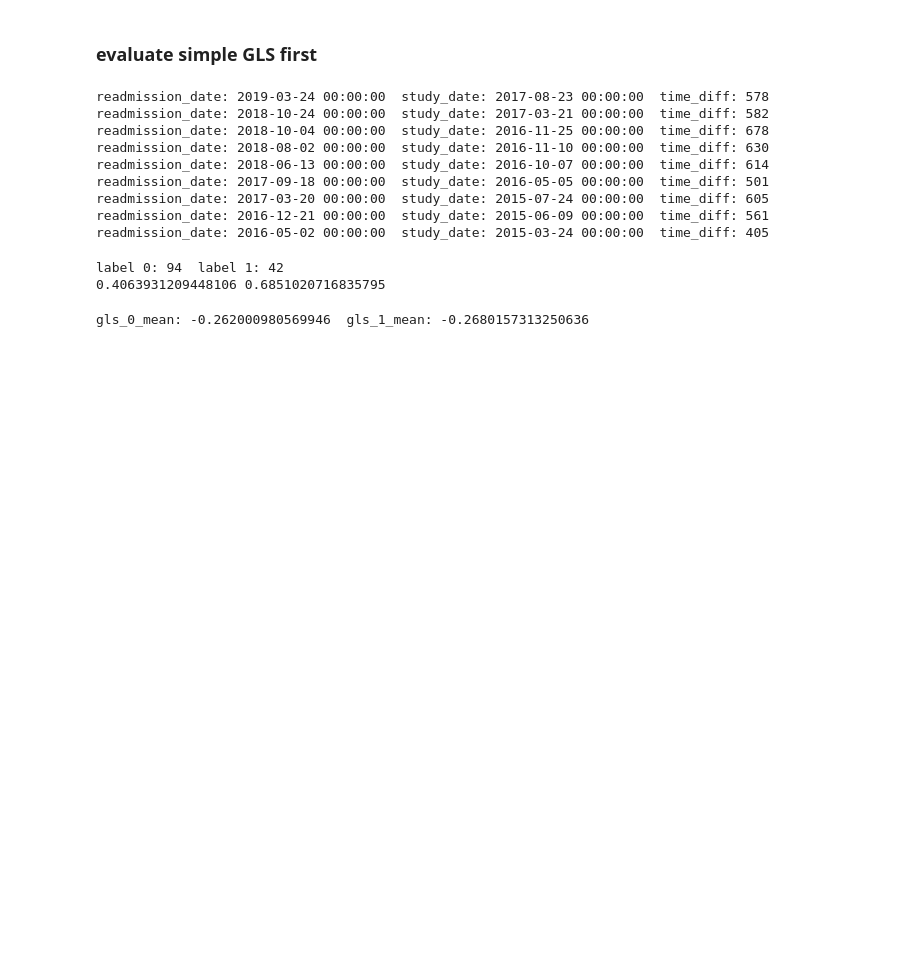
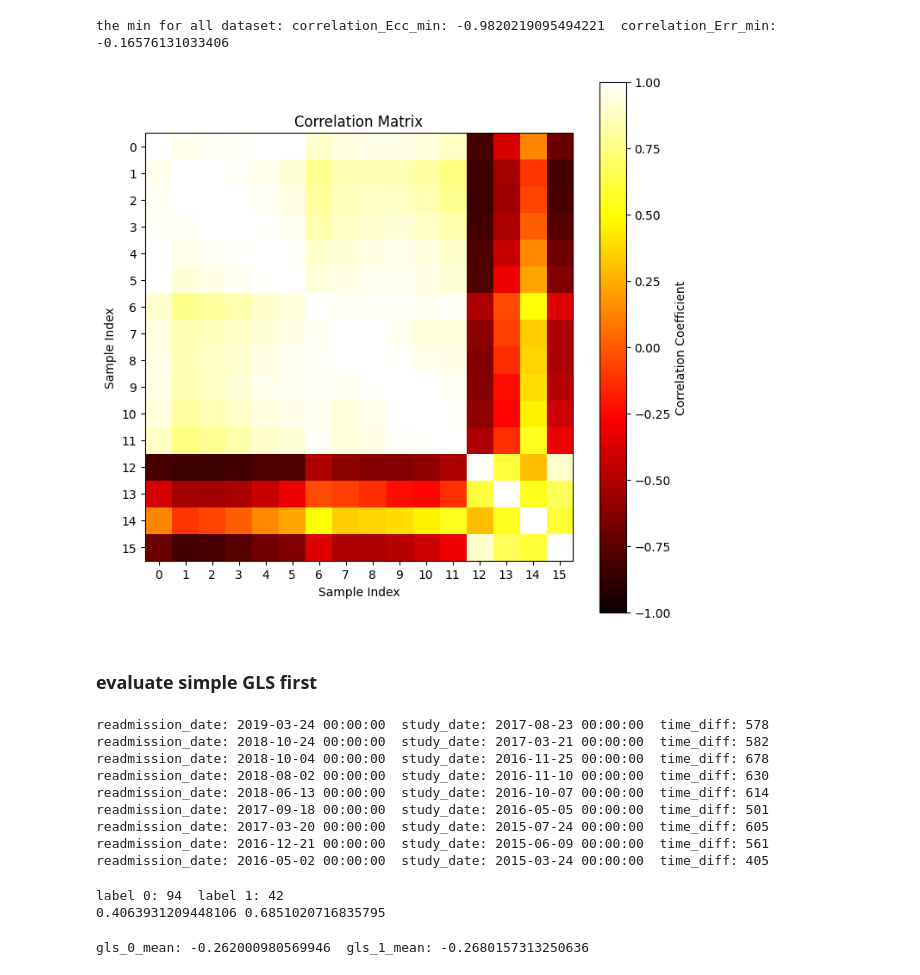
Before and after one commit to zhennongchen/DeepStrain, a Jupyter notebook: main_ML_analysis.ipynb, the cells around one changed output. Drawn from its saved outputs; the diff is of its cells as text; code cells hidden in the pictures; blank space fills up the shorter version.

```diff
--- a/main_ML_analysis.ipynb
+++ b/main_ML_analysis.ipynb
@@ -66,3 +265,53 @@ def stratified_even_split(num_patients, label0_indices, label1_indices, num_grou
+# %%
+### visualize correlation
+# first we need to know the range of correlation matrix
+
+label_sheet = pd.read_excel('/mnt/camca_NAS/HFpEF/data/HFpEF_data/Patient_list/re-admission-info/HFpEF_readmission_list_finalized.xlsx')
+correlation_Ecc_min_list = []
+correlation_Err_min_list = []
+for i in range(0,label_sheet.shape[0]):
+    patient_id = ff.XX_to_ID_00XX(label_sheet.iloc[i, 0])
+
+    Ecc_aha_sample = np.load(os.path.join(main_path, 'strain', patient_id, 'Ecc_aha_sample.npy'))
+    Err_aha_sample = np.load(os.path.join(main_path, 'strain', patient_id, 'Err_aha_sample.npy'))
+    correlation_matrix_Ecc = np.corrcoef(Err_aha_sample)
+    correlation_matrix_Err = np.corrcoef(Ecc_aha_sample)
+    correlation_Ecc_min = np.min(correlation_matrix_Ecc); correlation_Ecc_min_list.append(correlation_Ecc_min)
+    correlation_Err_min = np.min(correlation_matrix_Err); correlation_Err_min_list.append(correlation_Err_min)
+
+    # print('patient_id:', patient_id, ' correlation_Ecc_min:', correlation_Ecc_min, ' correlation_Err_min:', correlation_Err_min)
+print('the min for all dataset: correlation_Ecc_min:', np.min(correlation_Ecc_min_list), ' correlation_Err_min:', np.min(correlation_Err_min_list))
+
+# then plot
+for i in range(6,7):#label_sheet.shape[0]):
+    patient_id = ff.XX_to_ID_00XX(label_sheet.iloc[i, 0])
+
+    Ecc_aha_sample = np.load(os.path.join(main_path, 'strain', patient_id, 'Ecc_aha_sample.npy'))
+    Err_aha_sample = np.load(os.path.join(main_path, 'strain', patient_id, 'Err_aha_sample.npy'))
+    correlation_matrix_Ecc = np.corrcoef(Err_aha_sample)
+    correlation_matrix_Err = np.corrcoef(Ecc_aha_sample)
+
+    correlation_matrix = correlation_matrix_Ecc
+    vmin = -1.0
+    vmax = 1.0
+    plt.figure(figsize=(8, 8))
+    img = plt.imshow(correlation_matrix, cmap='hot', interpolation='nearest', vmin = vmin, vmax = vmax)  # Fix color range
+    cbar = plt.colorbar(img)
+    cbar.set_label('Correlation Coefficient')
+
+    # Title and axis labels
+    plt.title('Correlation Matrix')
+    plt.xlabel('Sample Index')
+    plt.ylabel('Sample Index')
+
+    # Set x and y ticks
+    plt.xticks(range(16))
+    plt.yticks(range(16))
+
+    plt.show()
+# %% [output]
+the min for all dataset: correlation_Ecc_min: -0.9820219095494221  correlation_Err_min: -0.16576131033406
+[figure, added]
 # %% [markdown]
 ### evaluate simple GLS first
 # %%
```
Also changed, not shown: parts of 13 cells of this notebook.
